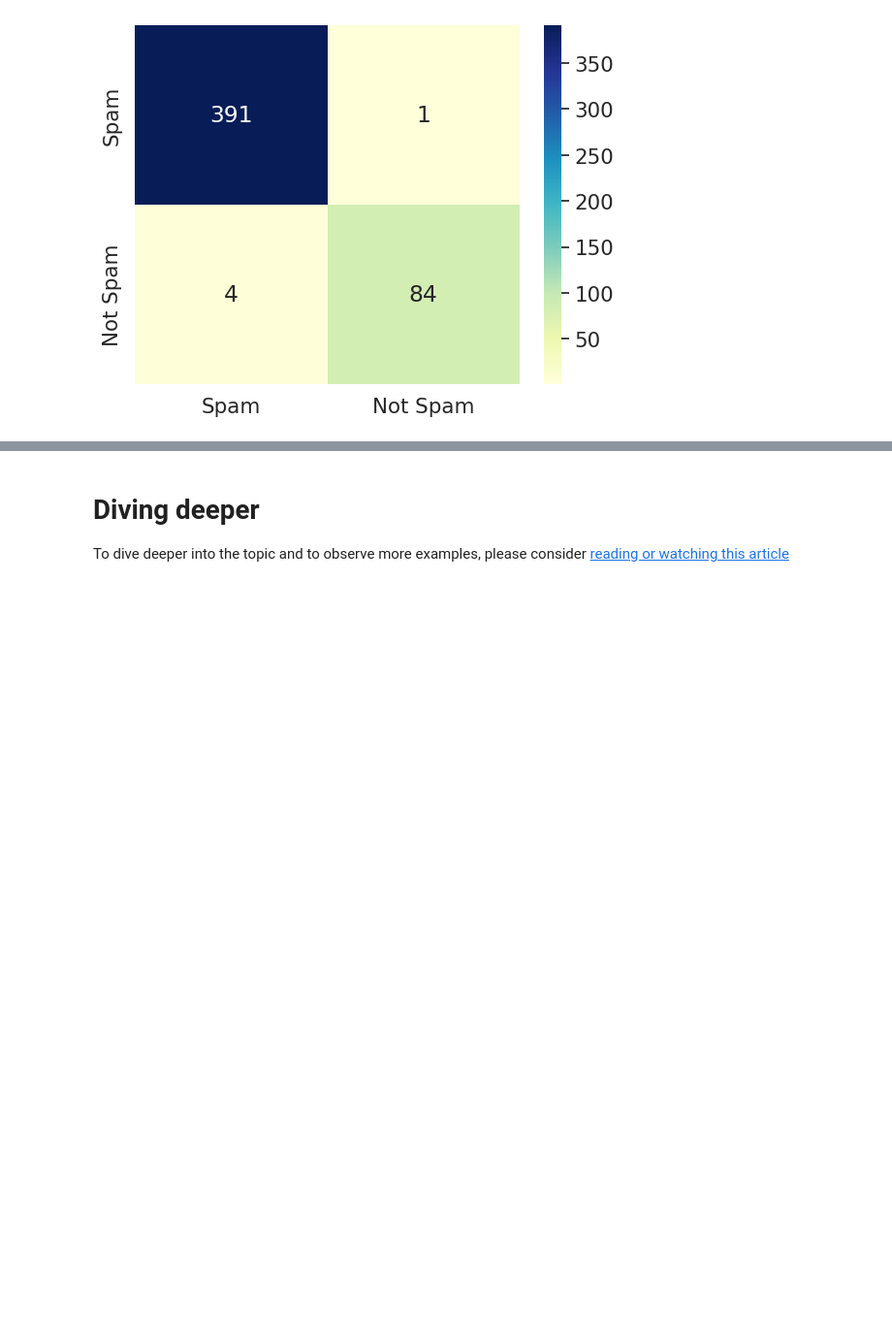
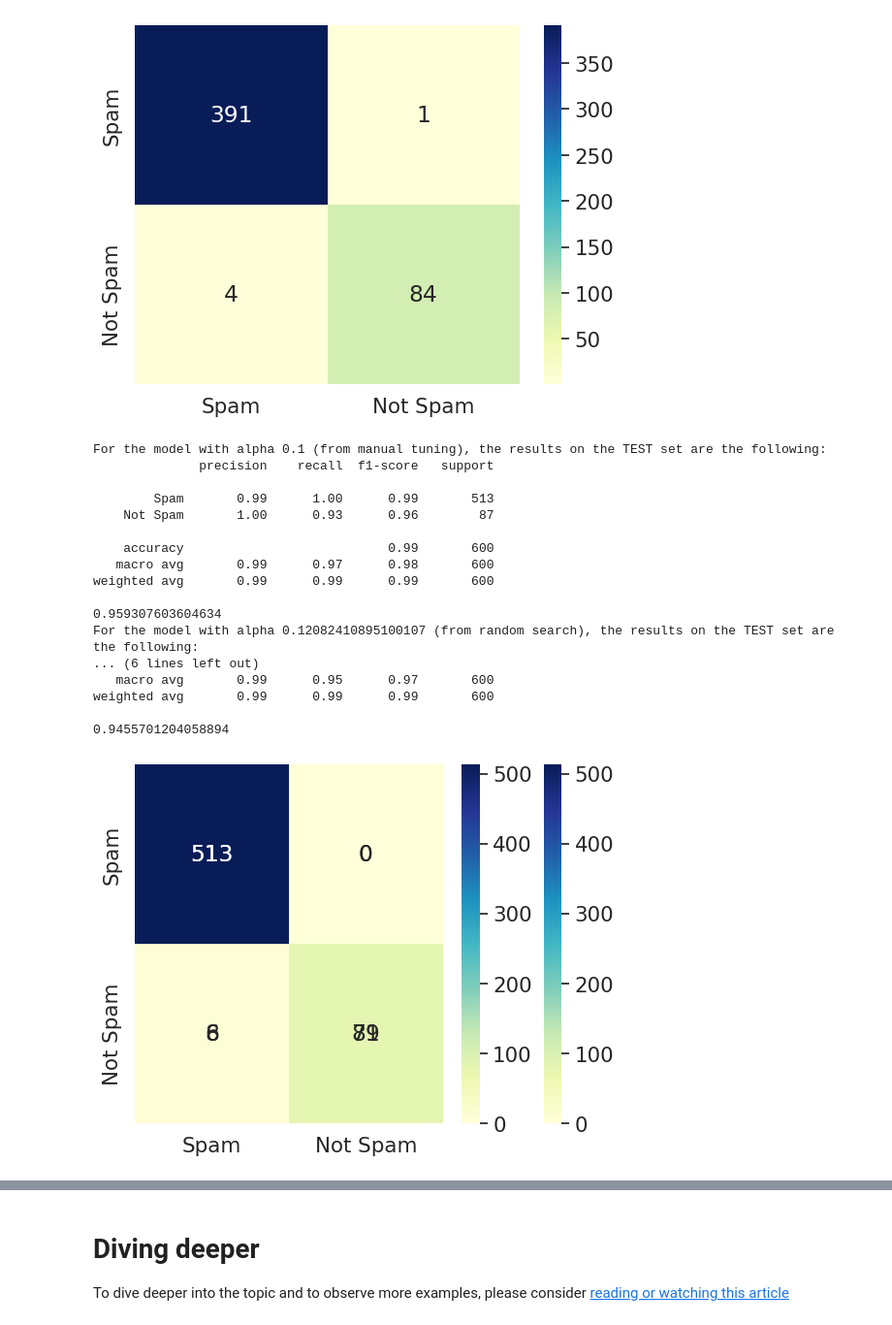
Before and after one commit to larajakl/Machine-Learning, a Jupyter notebook: 03_Probabelistic_Modeling_Naive_Bayes.ipynb, the cells around one changed output, grey strips where cells are left out. Shown at 97% size. Cells and saved outputs as stored; diff of their text form; code cells hidden in the pictures; blank space fills up the shorter version.

```diff
--- a/03_Probabelistic_Modeling_Naive_Bayes.ipynb
+++ b/03_Probabelistic_Modeling_Naive_Bayes.ipynb
@@ -588,32 +590,44 @@ weighted avg       0.99      0.99      0.99       480
 # %%
 '''
 Now I saw that the MCC of the model with the alpha that I got from the random search outperforms the model with the best alpha from my
 manual tuning: 0.965 vs. 0.958.
 Now it's time to test these models on the TEST set!
 '''
-# model from manual alpha tuning with alpha 0.1:
-model_test1.predict(X_val.values.astype('U'))
+# model 1 from manual alpha tuning with alpha 0.1:
+y_preds_on_test_set1 = model_test1.predict(X_test.values.astype('U'))
+print(f"For the model with alpha 0.1 (from manual tuning), the results on the TEST set are the following:")
+print(metrics.classification_report(y_test, y_preds_on_test_set1, target_names=["Spam","Not Spam"]))
+conf_mat = metrics.confusion_matrix(y_test, y_preds_on_test_set1)
+df_cm = pd.DataFrame(conf_mat, ["Spam","Not Spam"], ["Spam","Not Spam"])
+sn.set(font_scale=1.4)
+sn.heatmap(df_cm, annot=True, fmt='d', cmap="YlGnBu")
+print(metrics.matthews_corrcoef(y_test, y_preds_on_test_set1))
 
-# model from random search with alpha 0.12082410895100107:
-model_test_random_search
-
-def test_on_test_set(model, x):
-  # Pipeline & model:
-  spam_classifier_Complement_alpha_new = Pipeline([('vect', CountVectorizer()), ('tfidf', TfidfTransformer()), ('clf', ComplementNB(alpha=x)), ])
-
-  # Training:
-  spam_classifier_Complement_alpha_new.fit(X_train.values.astype('U'), y_train)
-
-  # Testing and evaluation:
-  y_preds = spam_classifier_Complement_alpha_new.predict(X_val.values.astype('U'))
-
-  # Visualisation:
-  print(f"For alpha value {x}, the results are the following:")
-  print(metrics.classification_report(y_val, y_preds, target_names=["Spam","Not Spam"]))
-
-  conf_mat = metrics.confusion_matrix(y_val, y_preds)
-  df_cm = pd.DataFrame(conf_mat, ["Spam","Not Spam"], ["Spam","Not Spam"])
-  sn.set(font_scale=1.4)
-  sn.heatmap(df_cm, annot=True, fmt='d', cmap="YlGnBu")
-
-  print(metrics.matthews_corrcoef(y_val, y_preds))
+# model 2 from random search with alpha 0.12082410895100107:
+y_preds_on_test_set2 = model_test_random_search.predict(X_test.values.astype('U'))
+print(f"For the model with alpha 0.12082410895100107 (from random search), the results on the TEST set are the following:")
+print(metrics.classification_report(y_test, y_preds_on_test_set2, target_names=["Spam","Not Spam"]))
+conf_mat = metrics.confusion_matrix(y_test, y_preds_on_test_set2)
+df_cm = pd.DataFrame(conf_mat, ["Spam","Not Spam"], ["Spam","Not Spam"])
+sn.set(font_scale=1.4)
+sn.heatmap(df_cm, annot=True, fmt='d', cmap="YlGnBu")
+print(metrics.matthews_corrcoef(y_test, y_preds_on_test_set2))
+# %% [output]
+For the model with alpha 0.1 (from manual tuning), the results on the TEST set are the following:
+              precision    recall  f1-score   support
+
+        Spam       0.99      1.00      0.99       513
+    Not Spam       1.00      0.93      0.96        87
+
+    accuracy                           0.99       600
+   macro avg       0.99      0.97      0.98       600
+weighted avg       0.99      0.99      0.99       600
+
+0.959307603604634
+For the model with alpha 0.12082410895100107 (from random search), the results on the TEST set are the following:
+... (6 lines left out)
+   macro avg       0.99      0.95      0.97       600
+weighted avg       0.99      0.99      0.99       600
+
+0.9455701204058894
+[figure, added]
```
Also changed, not shown: parts of 4 cells of this notebook.
